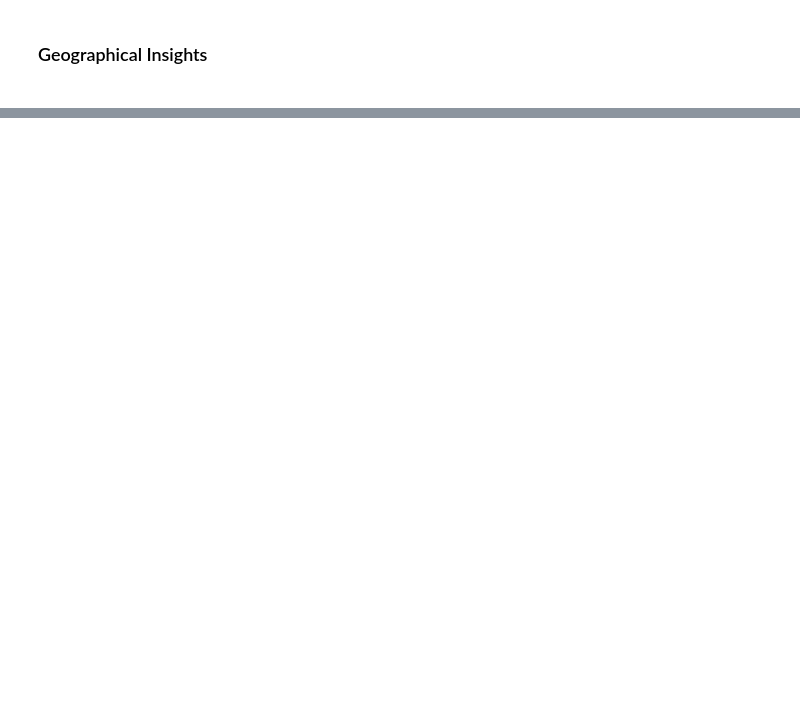
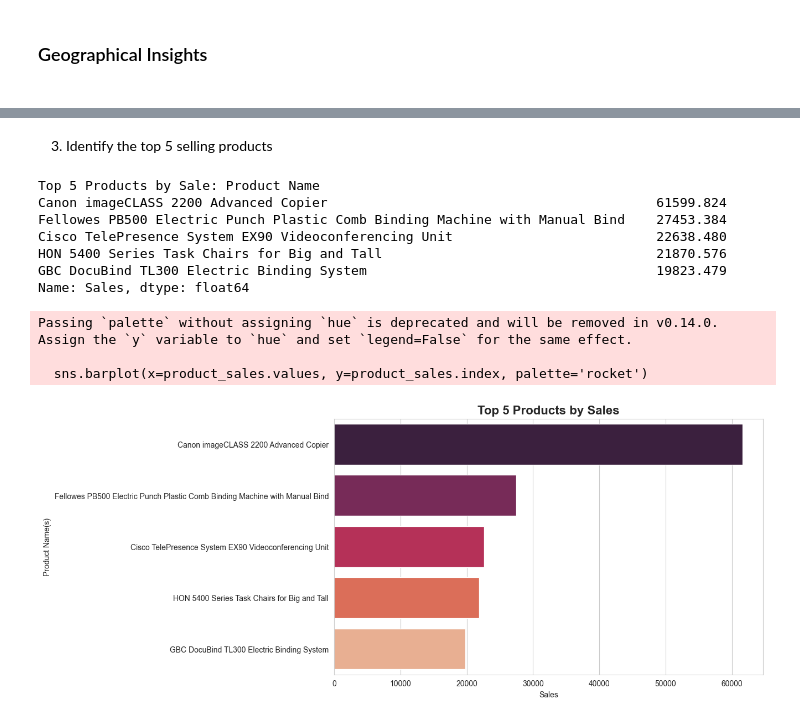
Before and after one commit to Olamieee/Poshem-project-1, a Jupyter notebook: poshem_business_school_sales.ipynb, the cells around one changed output, grey strips where cells are left out. Cells and saved outputs as stored; diff of their text form; code cells hidden in the pictures; blank space fills up the shorter version.

```diff
--- a/poshem_business_school_sales.ipynb
+++ b/poshem_business_school_sales.ipynb
@@ -169,0 +229,23 @@ sns.barplot(city_counts)
+# %% [markdown]
+3. Identify the top 5 selling products
+# %%
+product_sales = sales_df.groupby('Product Name')['Sales'].sum().sort_values(ascending=False).head(5)
+print(f'Top 5 Products by Sale: {product_sales}')
+
+plt.title("Top 5 Products by Sales", fontsize=16, fontweight='bold')
+plt.xlabel("Sales")
+plt.ylabel("Product Name(s)")
+sns.barplot(x=product_sales.values, y=product_sales.index, palette='rocket')
+plt.show()
+# %% [output]
+Top 5 Products by Sale: Product Name
+Canon imageCLASS 2200 Advanced Copier                                          61599.824
+Fellowes PB500 Electric Punch Plastic Comb Binding Machine with Manual Bind    27453.384
+Cisco TelePresence System EX90 Videoconferencing Unit                          22638.480
+HON 5400 Series Task Chairs for Big and Tall                                   21870.576
+GBC DocuBind TL300 Electric Binding System                                     19823.479
+Name: Sales, dtype: float64
+Passing `palette` without assigning `hue` is deprecated and will be removed in v0.14.0. Assign the `y` variable to `hue` and set `legend=False` for the same effect.
+
+  sns.barplot(x=product_sales.values, y=product_sales.index, palette='rocket')
+[figure, added]
```
Also changed, not shown: parts of 59 cells of this notebook.
